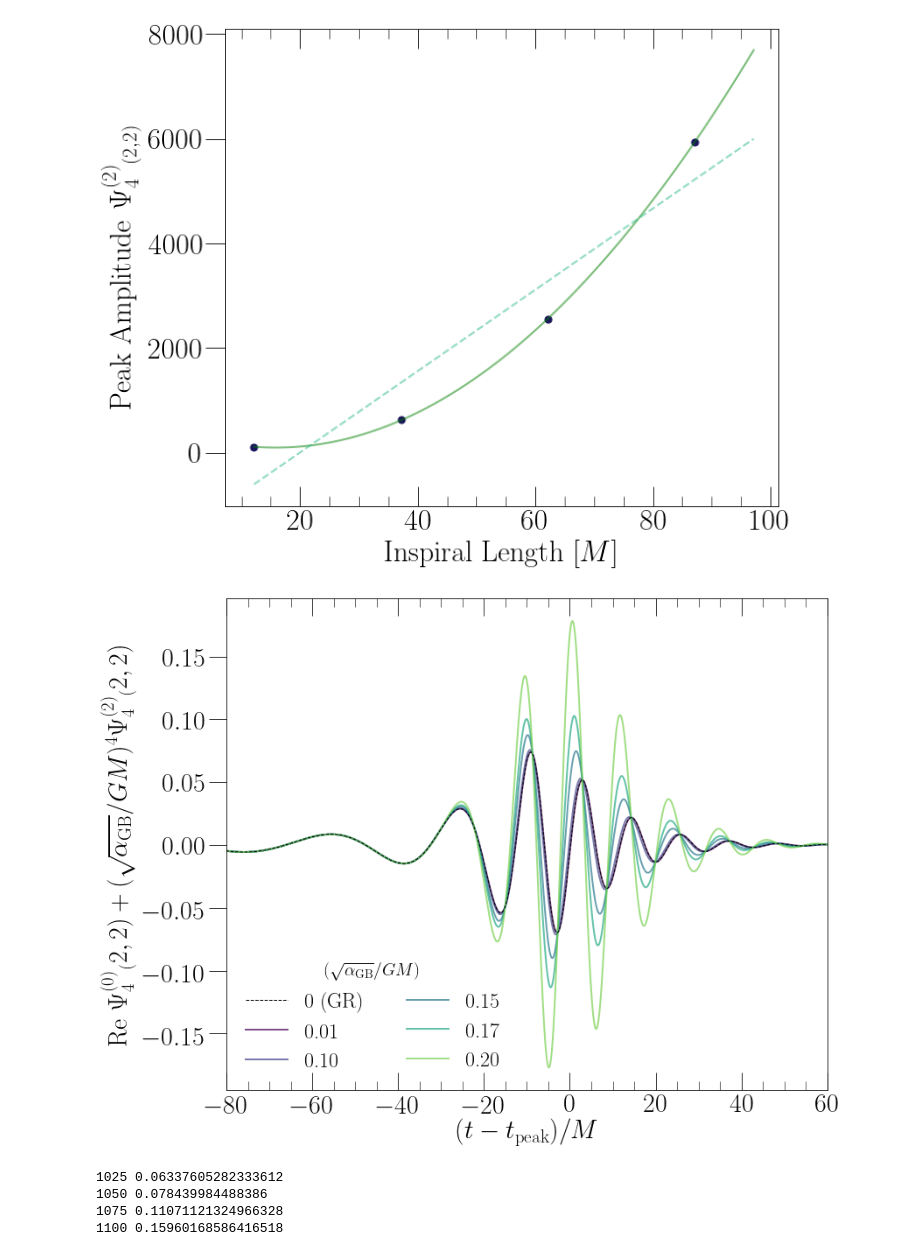
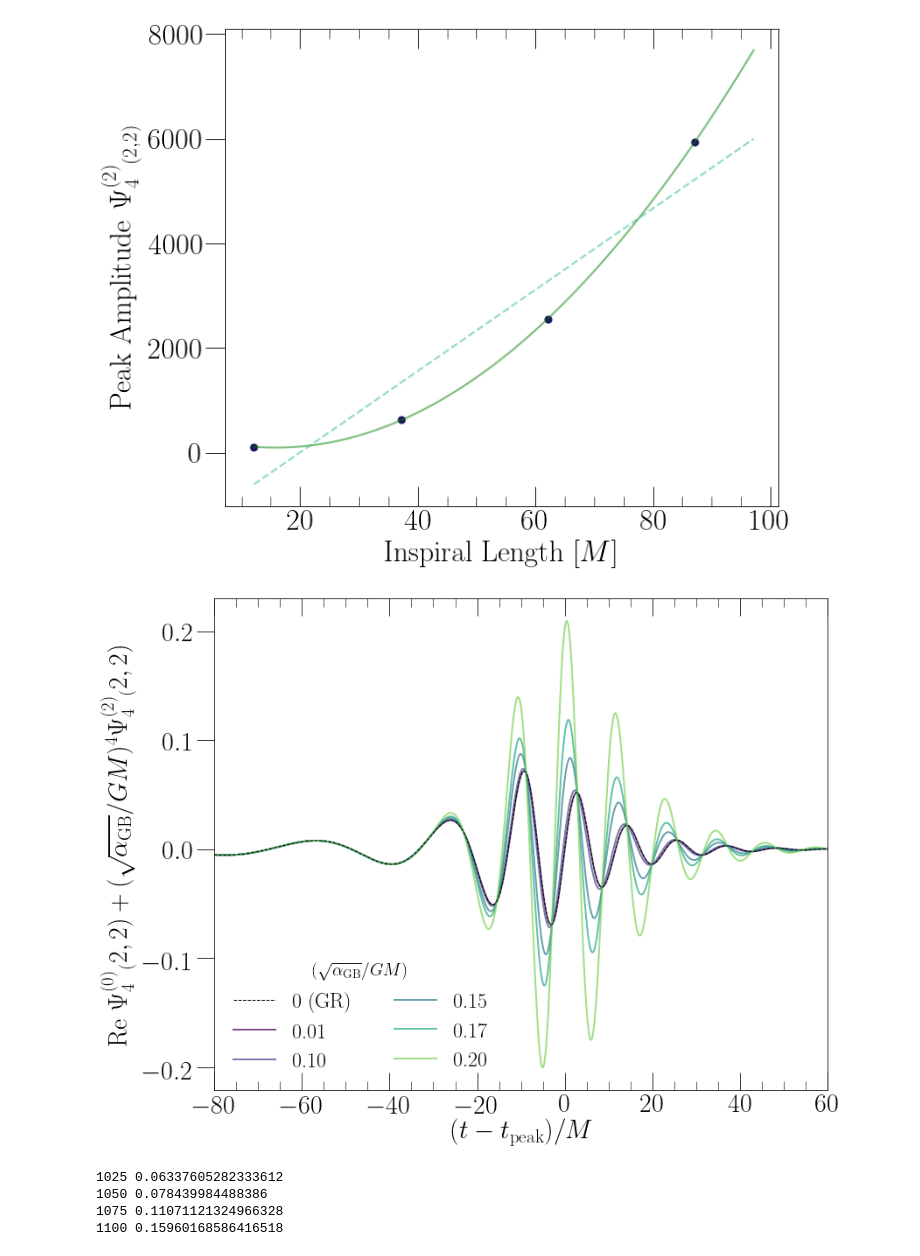
Before and after one commit to mariaokounkova/EDGB, a Jupyter notebook: NonSpinning/EDGB_GW.ipynb, the cells around one changed output. Drawn from its saved outputs; the diff is of its cells as text; code cells hidden in the pictures.

Commit message:
Plotting: Together plot extrapolated, Lev2
Make the together plot with extrapolated, higher
resolution waveforms

```diff
--- a/NonSpinning/EDGB_GW.ipynb
+++ b/NonSpinning/EDGB_GW.ipynb
@@ -312,21 +312,17 @@ PeakAmplitudesPlot()
 # %%
 ## GR and EDGB together
 
-def TogetherPlot(log=False):
+def TogetherPlot():
     color_map='viridis'
-    figname = 'Together_log' if log else 'Together'
+    figname = 'Together'
 
-    lev = 0
-
-    rad = 10
-    f, ax = plt.subplots(1, figsize=(12,6) if log else (12, 9))
+    f, ax = plt.subplots(1, figsize=(12, 9))
 
 
     start = 1100
-    p = "/Users/mokounkova/EDGB/NonSpinning/Data/" + str(start) + "/Ev/JoinedLev0/"
+    p = "/Users/mokounkova/EDGB/NonSpinning/Data/" + str(start) + "/BBH_SKS_d10.8_q1_sA_0_0_0_sB_0_0_0/Lev2/"
 
-    time, data = GethPsi4Mode(p, radius=rad)
-    #time, data = GethPsi4ModeExtrapolated(ex_dir(2500, 25, lev=lev))
+    time, data = GethPsi4ModeExtrapolated(p)
     t_peak = GetPeakTimeModeReal(time, data)
     time = time - t_peak
     ## Cut the time with the ramp time because that wasn't done
@@ -334,8 +330,7 @@ def TogetherPlot(log=False):
     cut_max = max(time)
     time, data = CutTimes(time, data, cut_min, cut_max)
 
-    gr_time, gr_data = GetPsi4Mode(p, radius=rad)
-    #gr_time, gr_data = GetPsi4ModeExtrapolated(bex_dir(lev=lev))
+    gr_time, gr_data = GetPsi4ModeExtrapolated(p)
     gr_time = gr_time - t_peak
     gr_time, gr_data = CutTimes(gr_time, gr_data, cut_min, cut_max)
 
@@ -346,45 +341,36 @@ def TogetherPlot(log=False):
     #ax.plot(time, data)
 
     l_arr = [0.01, 0.1, 0.15, 0.17, 0.2]
 
     cmap = matplotlib.cm.get_cmap(color_map)
     colors = [cmap(float(i)/(len(l_arr))) for i in range(len(l_arr))]
     ax.plot([0,0], [0, 0], lw=1.0, ls='--', color='black',label='0 (GR)') ## for the laebl
 
 
     for l, color in zip(l_arr, colors):
         total = gr_data + l**4 * data
         ax.plot(time, total, lw=2.0, label='%.2f' % l, color=color,alpha=0.7)
     ax.plot(time, gr_data, lw=1.0, ls='--', color='black')
 
 
     legend = ax.legend(fontsize=24, loc='lower left', frameon=False, ncol=2, \
                        title=r'$(\sqrt{\alpha_\mathrm{GB}}/GM)$')
     plt.setp(legend.get_title(),fontsize=20)
     ax.set_ylabel(r'Re $\Psi_4^{(0)} {}_(2,2) + (\sqrt{\alpha_\mathrm{GB}}/GM)^4 \Psi_4^{(2)} {}_(2,2)$' , \
                   fontsize=30)
-    if log:
-       ax.set_ylabel(r'$\|\textrm{Re }\Psi_4^{(0)} {}_(2,2) + (\sqrt{\alpha_\mathrm{GB}}/GM)^4 \Psi_4^{(2)} {}_(2,2)\|$' \
-                     , fontsize=26)
+
     ax.set_xlim(-50, 50)
     ax.set_xlim(cut_min, cut_max)
-    if log:
-        ax.set_ylim(3e-3, 1e-1)
-        ax.set_xlim(-80, 20)
-    else:
-        ax.set_xlim(-80, 60)
+    ax.set_xlim(-80, 60)
     ax.set_xlabel('$(t - t_\mathrm{peak})/M$', fontsize=30)
-    if log:
-        ax.set_yscale('log')
 
     plt.tight_layout()
     plt.savefig(figname + '.pdf')
     plt.show()
 
 TogetherPlot()
-#TogetherPlot(log=True)
 # %% [output]
-[figure, old version]
+[figure, new version]
 # %%
 ## Regime of validity
 
```
